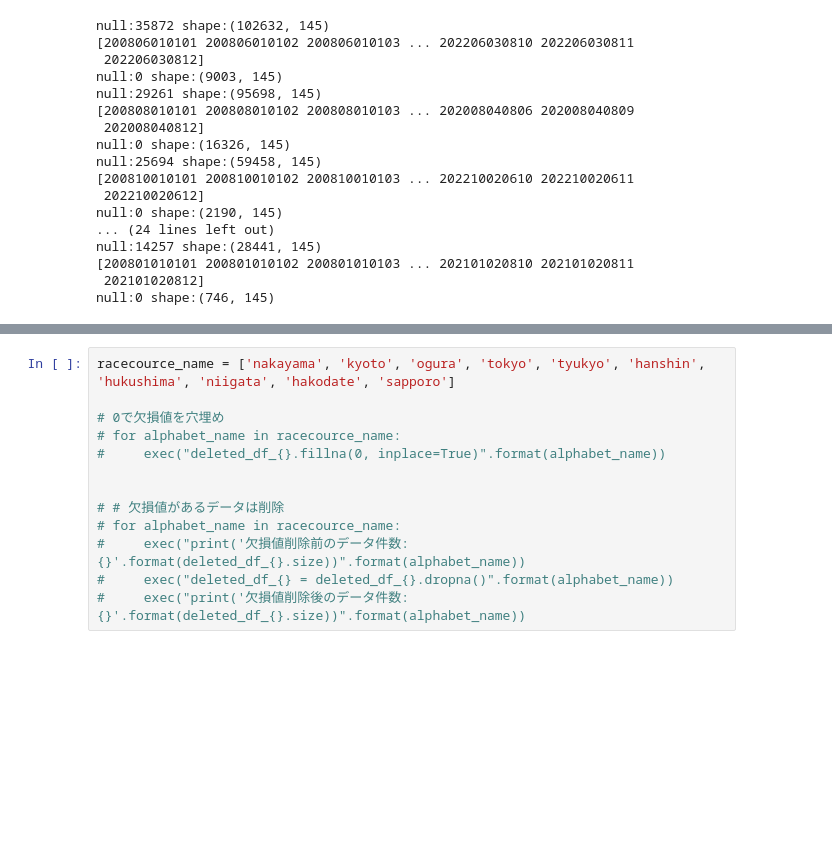
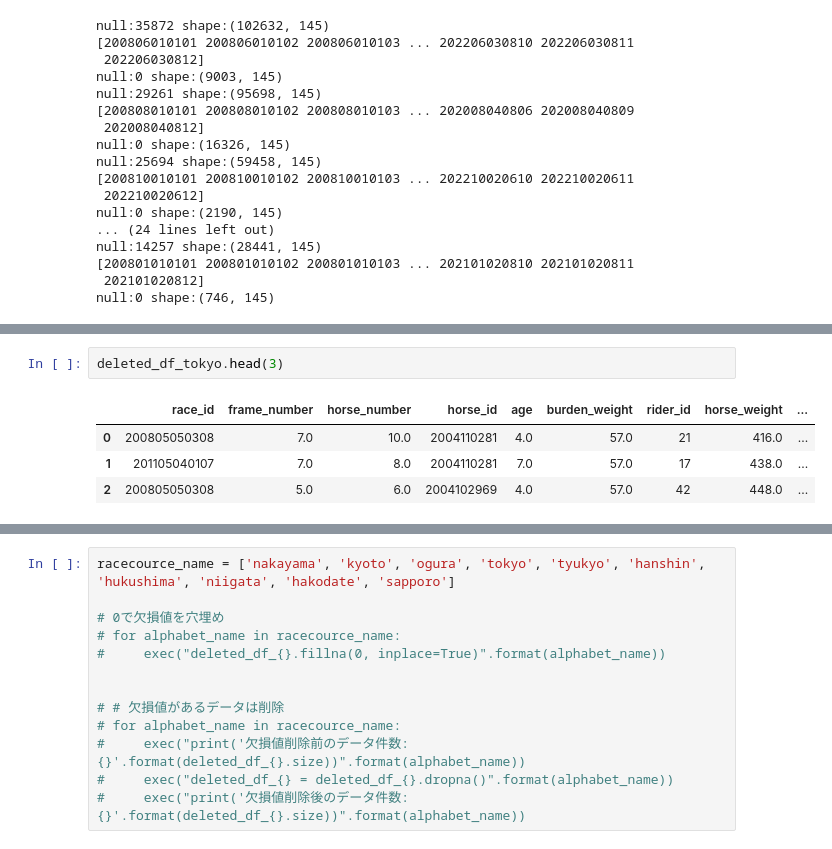
Before and after one commit to abeken22M2/race-predict, a Jupyter notebook: make_train_data_for_each_racecourse.ipynb, the cells around one changed output, grey strips where cells are left out. Drawn from its saved outputs; the diff is of its cells as text; blank space fills up the shorter version.

```diff
--- a/make_train_data_for_each_racecourse.ipynb
+++ b/make_train_data_for_each_racecourse.ipynb
@@ -298,0 +305,7 @@ null:0 shape:(746, 145)
+# %%
+deleted_df_tokyo.head(3)
+# %% [output]
+|  | race_id | frame_number | horse_number | horse_id | age | burden_weight | rider_id | horse_weight | ... |
+| 0 | 200805050308 | 7.0 | 10.0 | 2004110281 | 4.0 | 57.0 | 21 | 416.0 | ... |
+| 1 | 201105040107 | 7.0 | 8.0 | 2004110281 | 7.0 | 57.0 | 17 | 438.0 | ... |
+| 2 | 200805050308 | 5.0 | 6.0 | 2004102969 | 4.0 | 57.0 | 42 | 448.0 | ... |
```
Also changed, not shown: parts of 14 cells of this notebook, 3 other files.
